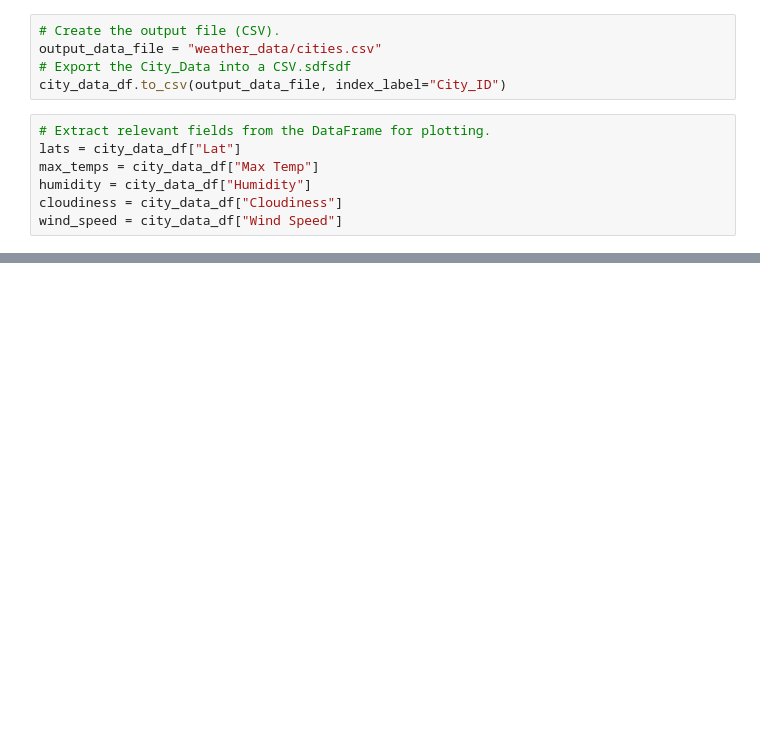
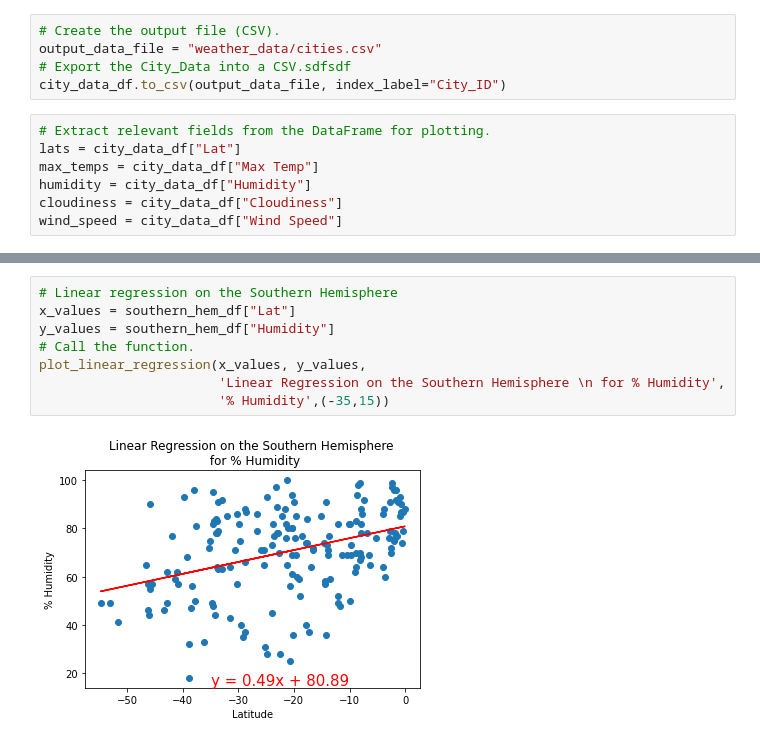
Before and after one commit to Kiehl012/World_Weather_Analysis, a Jupyter notebook: WeatherPy.ipynb, the cells around one changed output, grey strips where cells are left out. Cells and saved outputs as stored; diff of their text form; blank space fills up the shorter version.

```diff
--- a/WeatherPy.ipynb
+++ b/WeatherPy.ipynb
@@ -241,0 +298,10 @@ plt.show()
+# %%
+# Linear regression on the Southern Hemisphere
+x_values = southern_hem_df["Lat"]
+y_values = southern_hem_df["Humidity"]
+# Call the function.
+plot_linear_regression(x_values, y_values,
+                       'Linear Regression on the Southern Hemisphere \n for % Humidity',
+                       '% Humidity',(-35,15))
+# %% [output]
+[figure, added]
```
Also changed, not shown: parts of 18 cells of this notebook, 6 other files.
